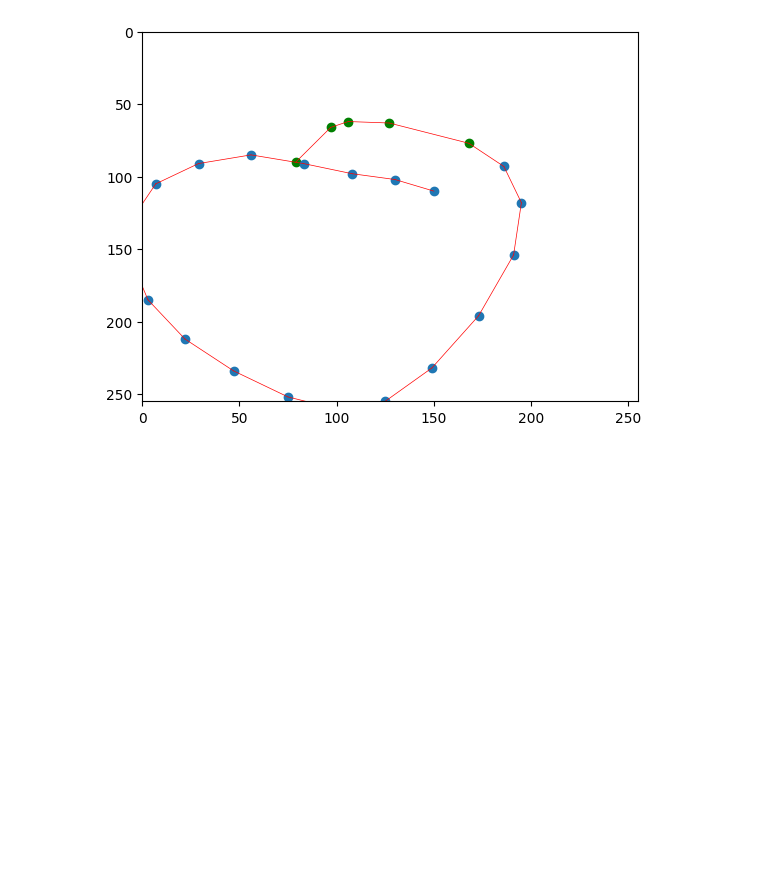
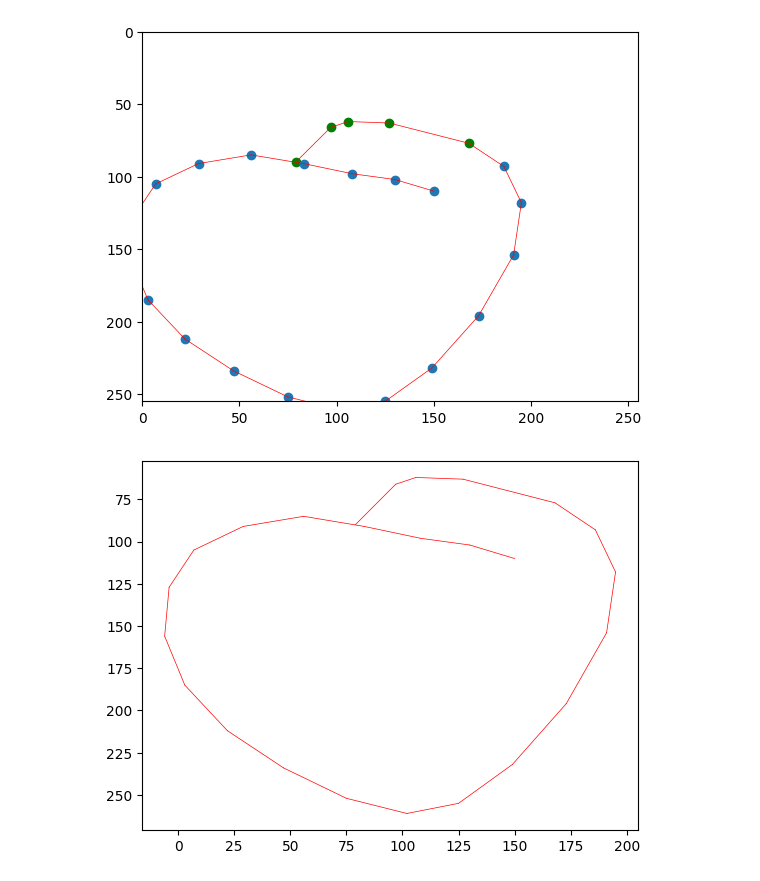
Before and after one commit to Afraiven/making_nn_draw, a Jupyter notebook: apple/nn_drawing_apple.ipynb, the cells around one changed output. Drawn from its saved outputs; the diff is of its cells as text; code cells hidden in the pictures; blank space fills up the shorter version.

```diff
--- a/apple/nn_drawing_apple.ipynb
+++ b/apple/nn_drawing_apple.ipynb
@@ -134,3 +134,9 @@ for i in range(len(every_drawing_points) - 1):
 1/1 ━━━━━━━━━━━━━━━━━━━━ 0s 25ms/step
 1/1 ━━━━━━━━━━━━━━━━━━━━ 0s 24ms/step
 [figure]
+# %%
+plt.gca().invert_yaxis()
+for i in range(len(every_drawing_points) - 1):
+    plt.plot(every_drawing_points[i:i+2, 0], every_drawing_points[i:i+2, 1], color='red', linewidth=0.5)
+# %% [output]
+[figure, added]
```
Also changed, not shown: 3 other files.
